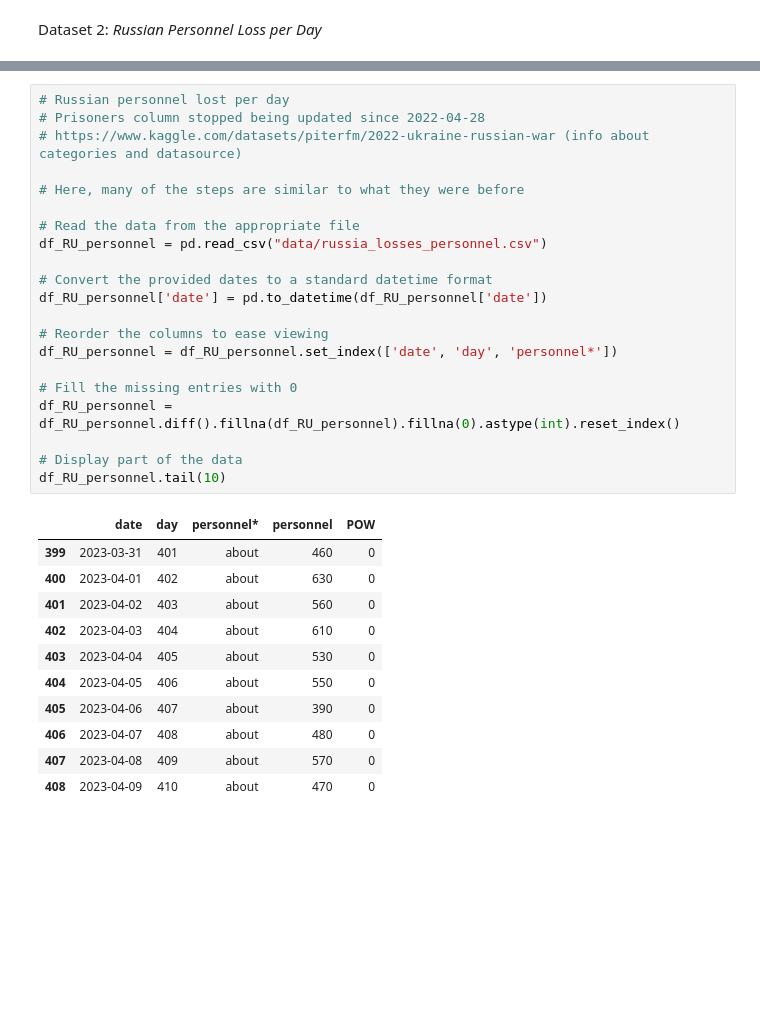
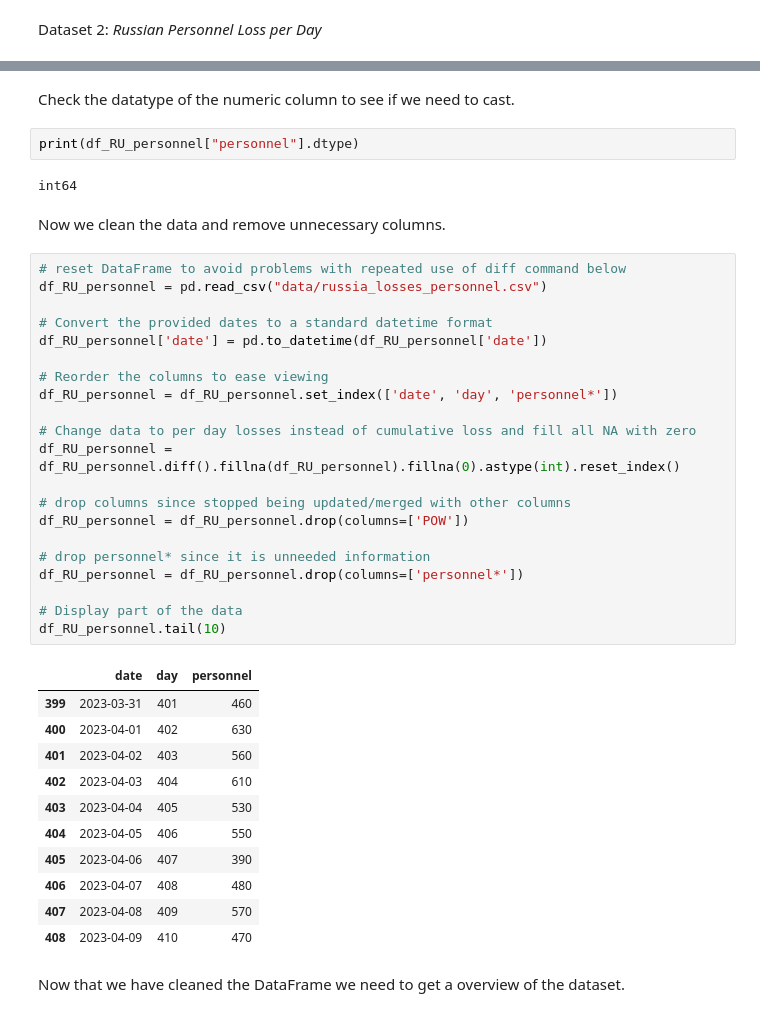
Before and after one commit to B3n-Coyne/B3n-Coyne.github.io, a Jupyter notebook: FinalTutorial.ipynb, the cells around one changed output, grey strips where cells are left out. Saved outputs shown, nothing was run; the diff lists cells and outputs as text; blank space fills up the shorter version.

```diff
--- a/FinalTutorial.ipynb
+++ b/FinalTutorial.ipynb
@@ -122,36 +147,46 @@ Dataset 2: _Russian Personnel Loss per Day_
+# %% [markdown]
+Check the datatype of the numeric column to see if we need to cast.
+# %%
+print(df_RU_personnel["personnel"].dtype)
+# %% [output]
+int64
+# %% [markdown]
+Now we clean the data and remove unnecessary columns.
 # %%
-# Russian personnel lost per day
-# Prisoners column stopped being updated since 2022-04-28
-# https://www.kaggle.com/datasets/piterfm/2022-ukraine-russian-war (info about categories and datasource)
-
-# Here, many of the steps are similar to what they were before
-
-# Read the data from the appropriate file
+# reset DataFrame to avoid problems with repeated use of diff command below
 df_RU_personnel = pd.read_csv("data/russia_losses_personnel.csv")
 
 # Convert the provided dates to a standard datetime format
 df_RU_personnel['date'] = pd.to_datetime(df_RU_personnel['date'])
 
 # Reorder the columns to ease viewing
 df_RU_personnel = df_RU_personnel.set_index(['date', 'day', 'personnel*'])
 
-# Fill the missing entries with 0
+# Change data to per day losses instead of cumulative loss and fill all NA with zero
 df_RU_personnel = df_RU_personnel.diff().fillna(df_RU_personnel).fillna(0).astype(int).reset_index()
+
+# drop columns since stopped being updated/merged with other columns
+df_RU_personnel = df_RU_personnel.drop(columns=['POW'])
+
+# drop personnel* since it is unneeded information
+df_RU_personnel = df_RU_personnel.drop(columns=['personnel*'])
 
 # Display part of the data
 df_RU_personnel.tail(10)
 # %% [output]
-|  | date | day | personnel* | personnel | POW |
-| 399 | 2023-03-31 | 401 | about | 460 | 0 |
-| 400 | 2023-04-01 | 402 | about | 630 | 0 |
-| 401 | 2023-04-02 | 403 | about | 560 | 0 |
-| 402 | 2023-04-03 | 404 | about | 610 | 0 |
-| 403 | 2023-04-04 | 405 | about | 530 | 0 |
-| 404 | 2023-04-05 | 406 | about | 550 | 0 |
-| 405 | 2023-04-06 | 407 | about | 390 | 0 |
-| 406 | 2023-04-07 | 408 | about | 480 | 0 |
-| 407 | 2023-04-08 | 409 | about | 570 | 0 |
-| 408 | 2023-04-09 | 410 | about | 470 | 0 |
+|  | date | day | personnel |
+| 399 | 2023-03-31 | 401 | 460 |
+| 400 | 2023-04-01 | 402 | 630 |
+| 401 | 2023-04-02 | 403 | 560 |
+| 402 | 2023-04-03 | 404 | 610 |
+| 403 | 2023-04-04 | 405 | 530 |
+| 404 | 2023-04-05 | 406 | 550 |
+| 405 | 2023-04-06 | 407 | 390 |
+| 406 | 2023-04-07 | 408 | 480 |
+| 407 | 2023-04-08 | 409 | 570 |
+| 408 | 2023-04-09 | 410 | 470 |
+# %% [markdown]
+Now that we have cleaned the DataFrame we need to get a overview of the  dataset.
 # %%
 # Create some summary statistics for Russian personnel losses
 df_RU_personnel_summary = df_RU_personnel.describe()
```
Also changed, not shown: parts of 104 cells of this notebook, 1 other file.
